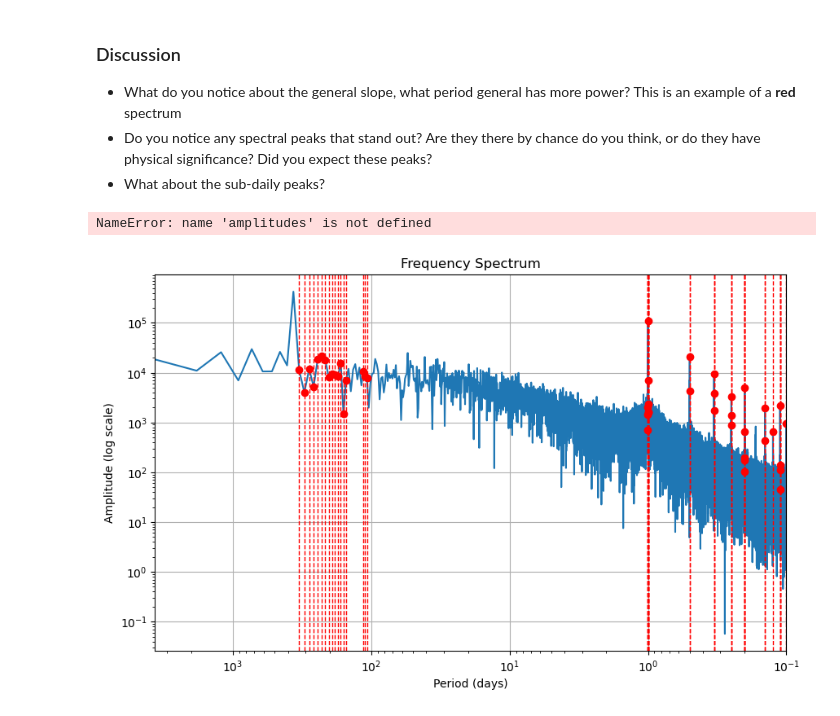
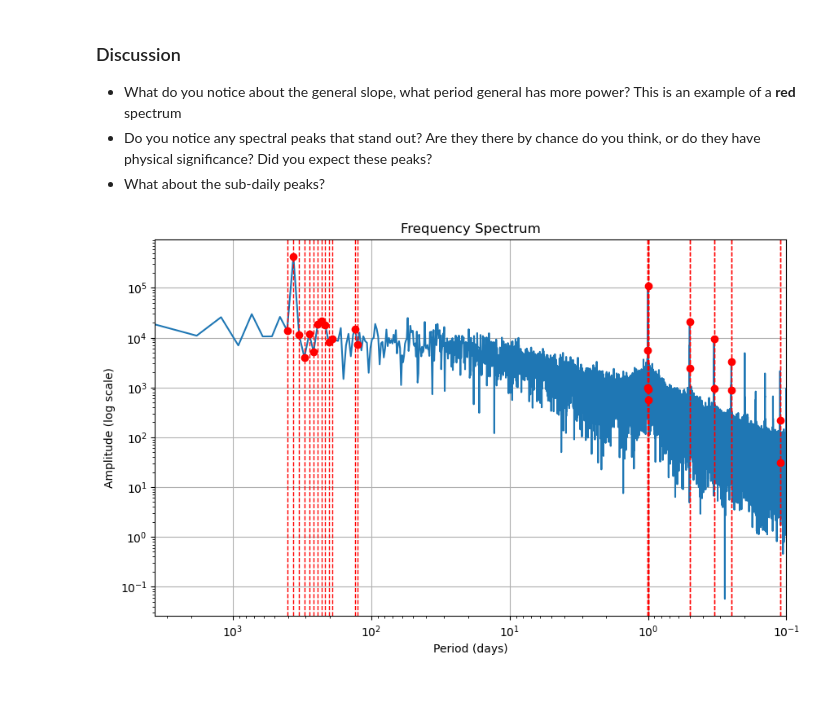
Before and after one commit to adriantompkins/climate-book, a Jupyter notebook: notebooks/part2_cda/climdata_FFT_analysis.ipynb, the cells around one changed output. Cells and saved outputs as stored; diff of their text form; code cells hidden in the pictures.

Commit message:
many additions for the FFT lesson, windows and tapering, new plots and explanations, reordering too

```diff
--- a/notebooks/part2_cda/climdata_FFT_analysis.ipynb
+++ b/notebooks/part2_cda/climdata_FFT_analysis.ipynb
@@ -467,6 +603,18 @@ def analyze_time_series_fft(time_series, times, units):
         except AttributeError:
             time_diff_days = np.mean(time_diffs) / (60 * 60 * 24)  # assume seconds if no units attribute.
 
+    # Detrend the data (this automatically removes the mean as well)
+    # scipy.signal.detrend uses a linear fit by default.
+    detrended_series = scipy.signal.detrend(time_series)
+
+    # Apply a Hann window to mitigate spectral leakage
+    window = np.hanning(len(time_series))
+    window = tukey(len(time_series), alpha=0.1)
+    processed_series = detrended_series * window
+
+
+    # --- END PRE-PROCESSING ---
+
     # Compute the FFT
     fft_result = np.fft.fft(time_series)
 
@@ -597,20 +801,17 @@ def calculate_significant_peaks_smoothed(amplitudes, window_length=15, polyorder
     return significant_peaks, significance_threshold
 # %%
 #sig_peaks=calculate_significant_peaks(amplitudes)
-sig_peaks,thresh=calculate_significant_peaks_smoothed(amplitudes,window_length=20,threshold_factor=4)
+sig_peaks,thresh=calculate_significant_peaks_smoothed(amplitudes,window_length=40,threshold_factor=7)
-# %% [output]
-NameError: name 'amplitudes' is not defined
 # %%
 fig,ax=plot_fft_spectrum(frequencies, periods, amplitudes)
 
 # Plot vertical lines at significant peaks
 positive_freq_indices = frequencies > 0
 peak_periods = periods[positive_freq_indices][sig_peaks[positive_freq_indices]]
 peak_amplitudes = amplitudes[positive_freq_indices][sig_peaks[positive_freq_indices]]
 
-ax.line(
 for period, amplitude in zip(peak_periods, peak_amplitudes):
     ax.axvline(x=period, color='red', linestyle='--', linewidth=1) # add vertical lines
     ax.plot(period, amplitude, 'ro') # add red dot on peak
 # %% [output]
-[figure, old version]
+[figure, new version]
```
Also changed, not shown: parts of 19 cells of this notebook.
